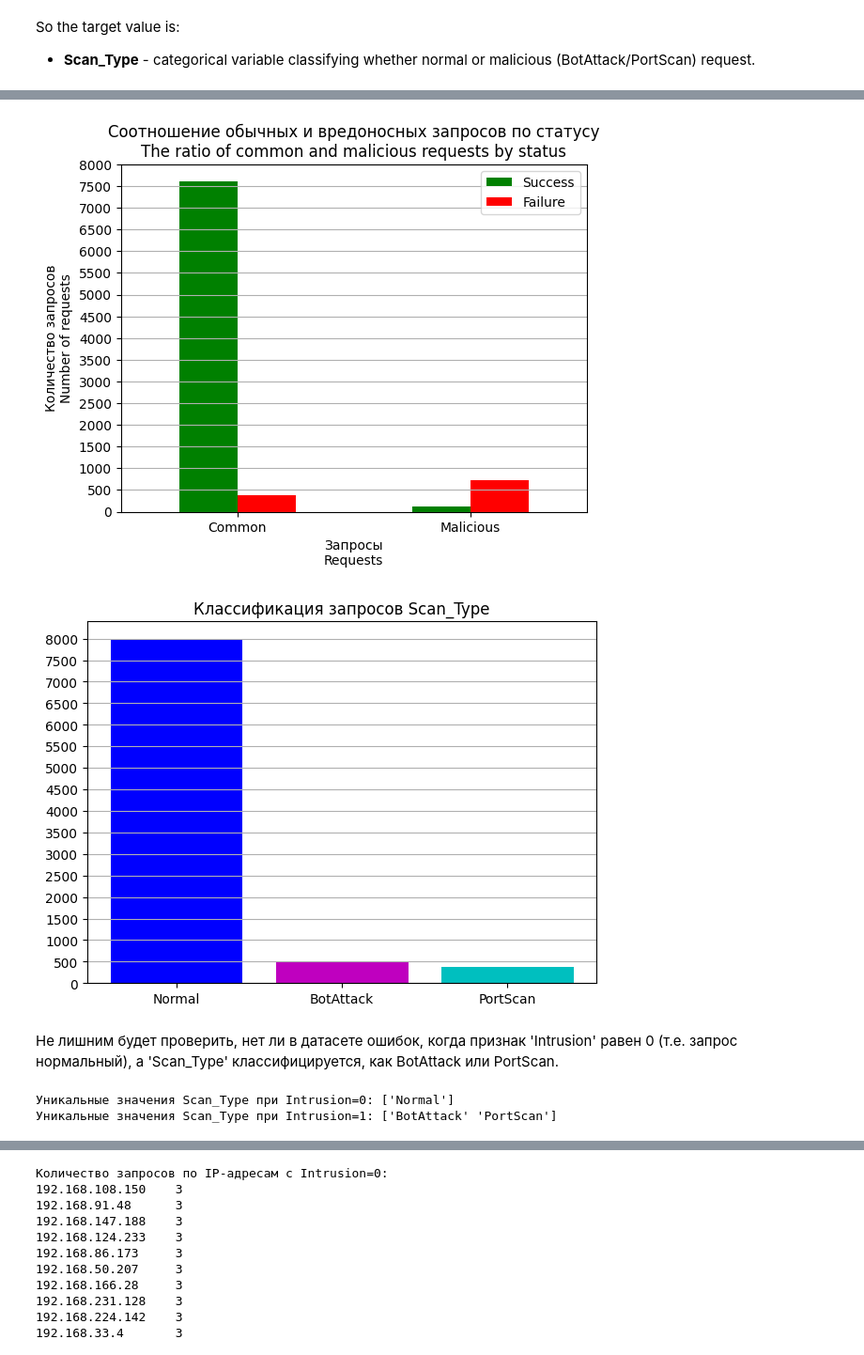
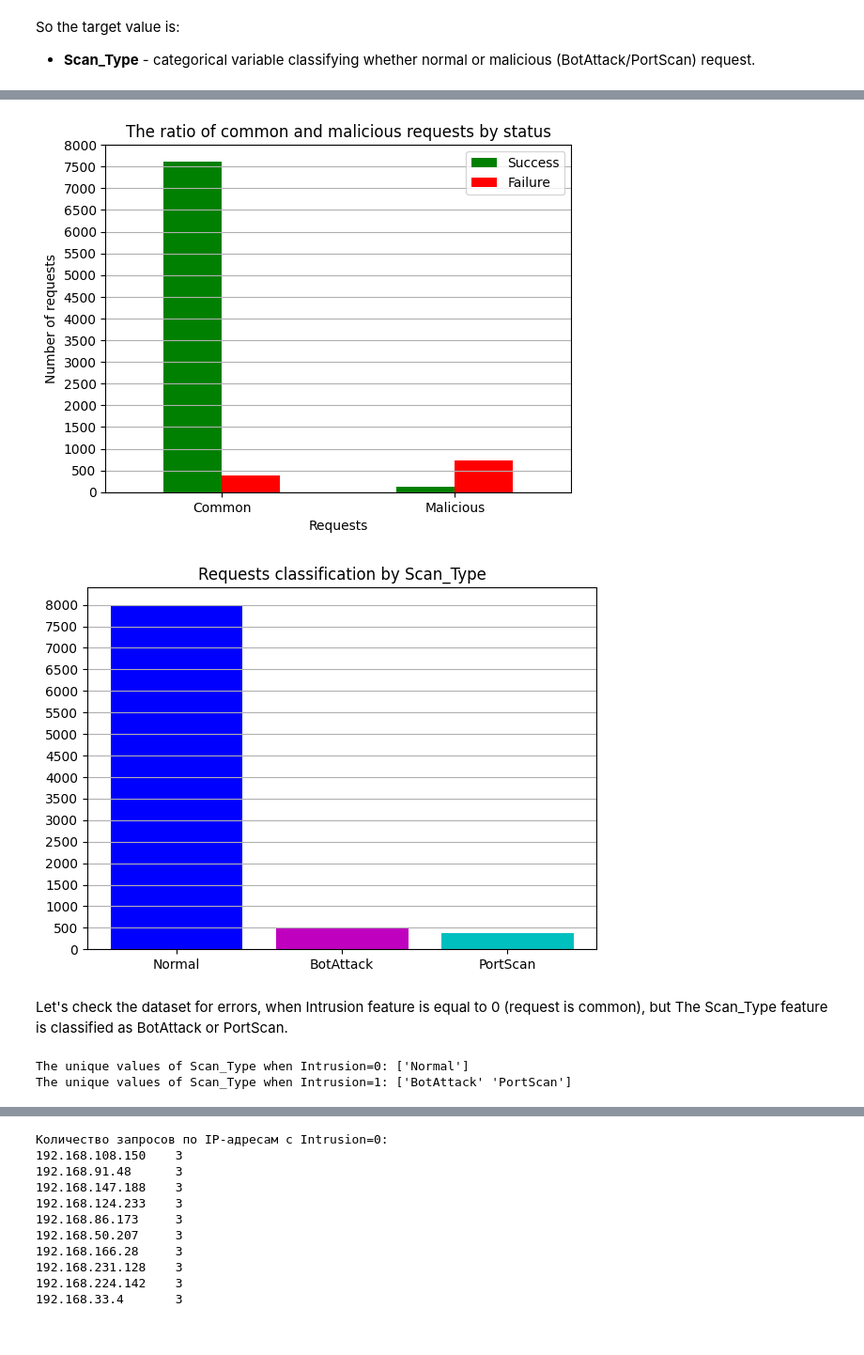
Before and after one commit to iamrus1/Intrusion-Log-Analysis, a Jupyter notebook: Intrusion detection log analysis Eng.ipynb, the cells around one changed output, grey strips where cells are left out. Shown at 94% size. Saved outputs shown, nothing was run; the diff lists cells and outputs as text; code cells hidden in the pictures.

Commit message:
Creating english version of the notebook and correcting some errors v1

```diff
--- a/Intrusion detection log analysis Eng.ipynb
+++ b/Intrusion detection log analysis Eng.ipynb
@@ -165,29 +162,29 @@ ax.grid(axis='y')
 # %%
 ax = intrusion_statuses.T.plot.bar(rot=0, color=['g', 'r'])
-ax.set_title('Соотношение обычных и вредоносных запросов по статусу\nThe ratio of common and malicious requests by status')
-ax.set_xlabel('Запросы\nRequests')
-ax.set_ylabel('Количество запросов\nNumber of requests')
+ax.set_title('The ratio of common and malicious requests by status')
+ax.set_xlabel('Requests')
+ax.set_ylabel('Number of requests')
 ax.set_yticks(np.arange(0, np.max(intrusion_counts)+500, 500))
 ax.grid(axis='y')
 # %% [output]
-[figure, old version]
+[figure, new version]
 # %%
 scan_types = logs['Scan_Type'].value_counts()
 
 fig, ax = plt.subplots(figsize=(7, 5))
 
 ax.bar(scan_types.index, scan_types.values, color=['b', 'm', 'c'])
-ax.set_title('Классификация запросов Scan_Type')
+ax.set_title('Requests classification by Scan_Type')
 ax.set_yticks(np.arange(0, max(scan_types)+500, 500))
 ax.grid(axis='y')
 # %% [output]
-[figure, old version]
+[figure, new version]
 # %% [markdown]
-Не лишним будет проверить, нет ли в датасете ошибок, когда признак 'Intrusion' равен 0 (т.е. запрос нормальный), а 'Scan_Type' классифицируется, как BotAttack или PortScan.
+Let's check the dataset for errors, when Intrusion feature is equal to 0 (request is common), but The Scan_Type feature is classified as BotAttack or PortScan.
 # %%
-print(f"Уникальные значения Scan_Type при Intrusion=0: {logs[logs['Intrusion'] == 0]['Scan_Type'].unique()}")
-print(f"Уникальные значения Scan_Type при Intrusion=1: {logs[logs['Intrusion'] == 1]['Scan_Type'].unique()}")
+print(f"The unique values of Scan_Type when Intrusion=0: {logs[logs['Intrusion'] == 0]['Scan_Type'].unique()}")
+print(f"The unique values of Scan_Type when Intrusion=1: {logs[logs['Intrusion'] == 1]['Scan_Type'].unique()}")
 # %% [output]
-Уникальные значения Scan_Type при Intrusion=0: ['Normal']
-Уникальные значения Scan_Type при Intrusion=1: ['BotAttack' 'PortScan']
+The unique values of Scan_Type when Intrusion=0: ['Normal']
+The unique values of Scan_Type when Intrusion=1: ['BotAttack' 'PortScan']
 # %% [markdown]
```
Also changed, not shown: parts of 15 cells of this notebook, 1 other file.
